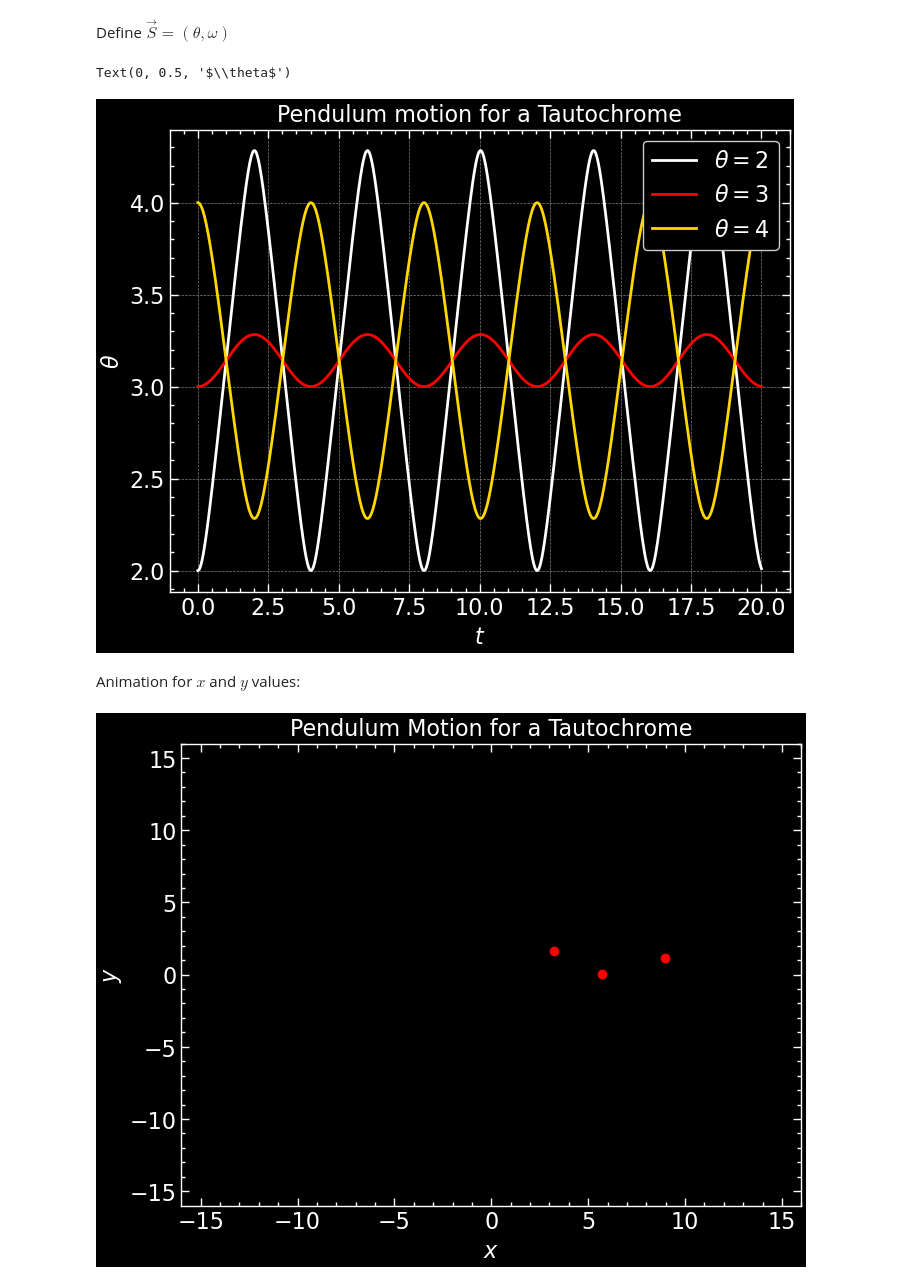
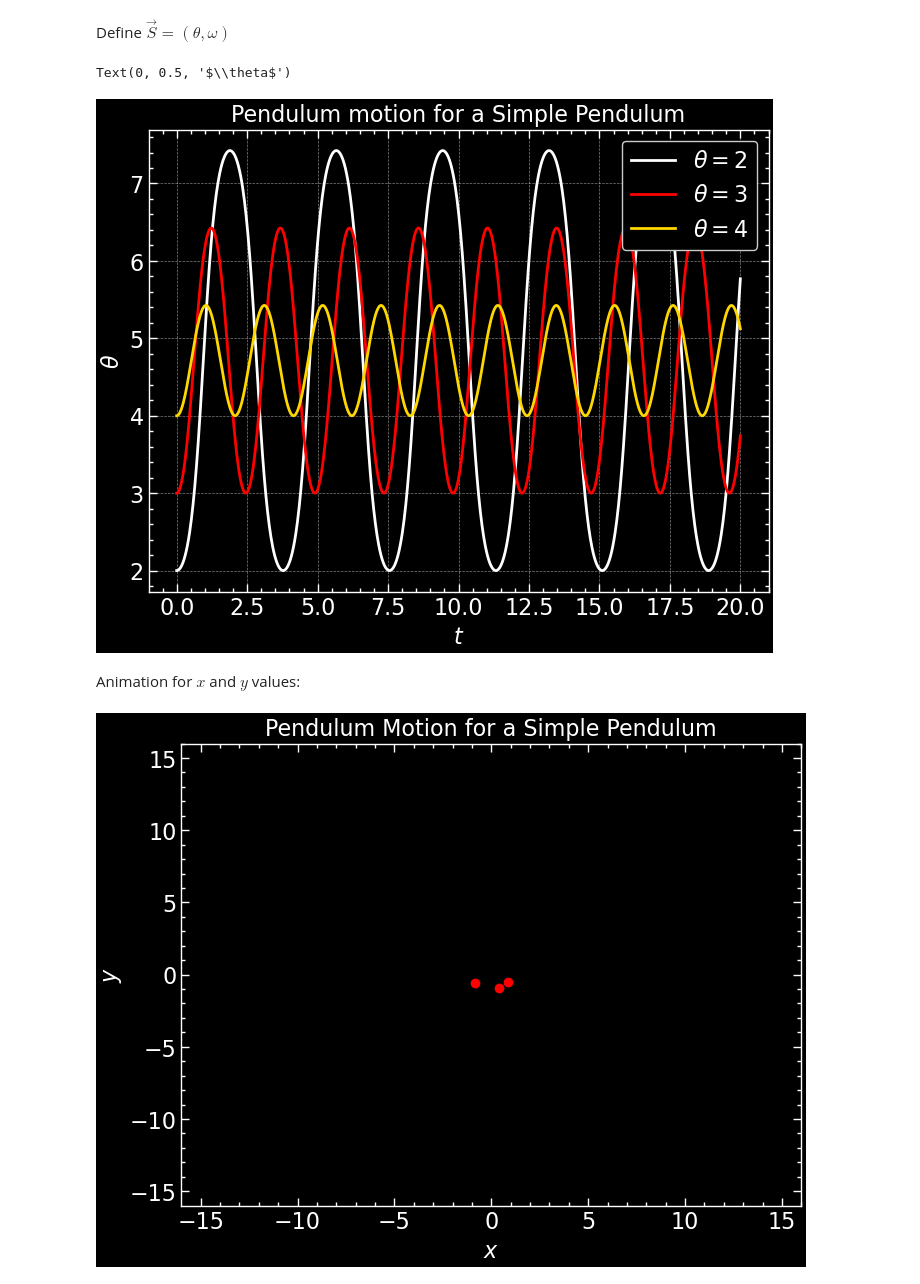
Before and after one commit to Siddhantshimpi/Siddhantshimpi, a Jupyter notebook: Physics/pendulum_motion.ipynb, the cells around one changed output. Drawn from its saved outputs; the diff is of its cells as text; code cells hidden in the pictures.

```diff
--- a/Physics/pendulum_motion.ipynb
+++ b/Physics/pendulum_motion.ipynb
@@ -23,7 +23,7 @@ y = y(theta)
 # %% [markdown]
 Paths:
 # %%
-path = 'Tautochrome'  # CHANGE THIS AS YOU PLEASE
+path = 'Simple Pendulum'  # CHANGE THIS AS YOU PLEASE
 
 if path == 'Parabola':
     x = theta
@@ -87,7 +87,7 @@ plt.xlabel(r'$t$')
 plt.ylabel(r'$\theta$')
 # %% [output]
 Text(0, 0.5, '$\\theta$')
-[figure, old version]
+[figure, new version]
 # %% [markdown]
 Animation for $x$ and $y$ values:
 # %%
@@ -100,23 +100,23 @@ x3, y3 = xy(ans3)
 # %%
 def animate(i):
     ln1.set_data([x1[i]], [y1[i]])
     ln2.set_data([x2[i]], [y2[i]])
     ln3.set_data([x3[i]], [y3[i]])
 
 fig, ax = plt.subplots(1, 1)
 ax.grid()
 ax.set_title('Pendulum Motion for a {}'.format(path))
 ax.set_xlabel(r'$x$')
 ax.set_ylabel(r'$y$')
 
 ln1, = plt.plot([], [], 'ro')
 ln2, = plt.plot([], [], 'ro')
 ln3, = plt.plot([], [], 'ro')
 
 ax.set_xlim(-16, 16)
 ax.set_ylim(-16, 16)
 
 ani = animation.FuncAnimation(fig, animate, frames = 1000, interval = 50)
-ani.save('..\Media\pendulum.gif', writer = 'pillow', fps = 50)
+ani.save('..\Outputs\pendulum.gif', writer = 'pillow', fps = 50)
 # %% [output]
-[figure, old version]
+[figure, new version]
```
Also changed, not shown: 33 other files.
